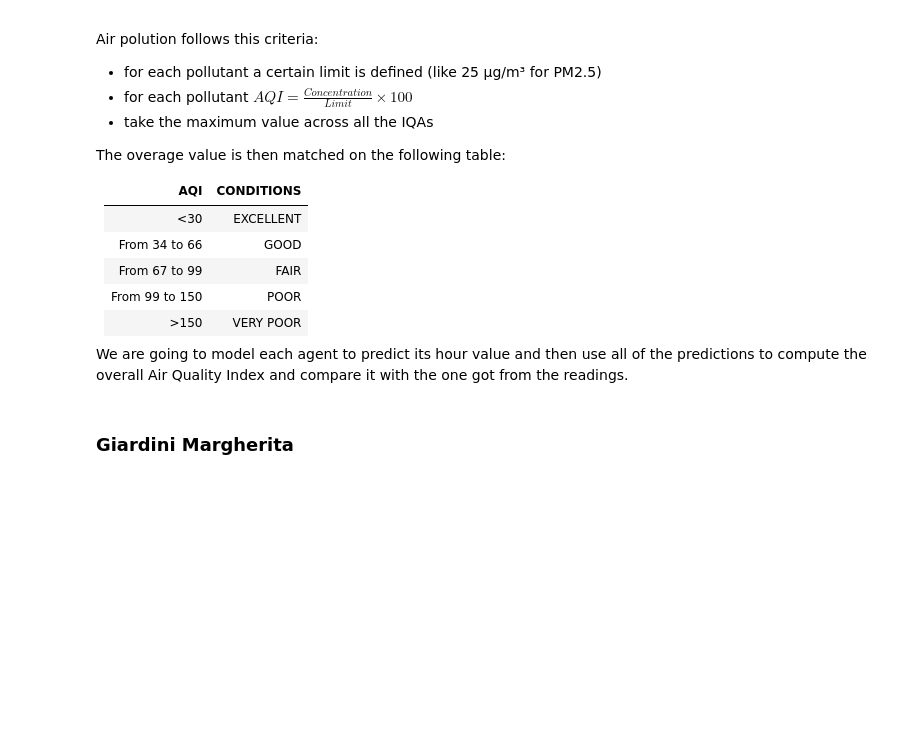
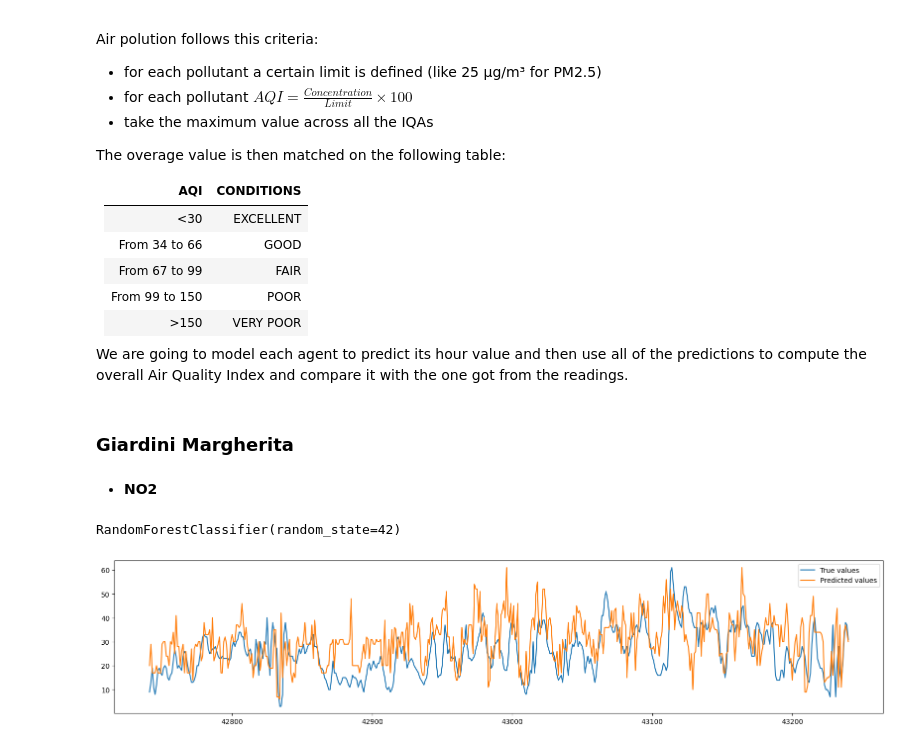
Before and after one commit to davidesonno/AII-project, a Jupyter notebook: 5-station-pollution-estimation.ipynb, the cells around one changed output. Saved outputs shown, nothing was run; the diff lists cells and outputs as text; code cells hidden in the pictures; blank space fills up the shorter version.

```diff
--- a/5-station-pollution-estimation.ipynb
+++ b/5-station-pollution-estimation.ipynb
@@ -63,2 +67,24 @@ pollutant_limits = {
 # %% [markdown]
 ### Giardini Margherita
+# %% [markdown]
+- **NO2**
+# %%
+no2_x_train, no2_y_train, no2_x_test, no2_y_test = create_train_test(giardini_margherita_data['NO2'], train_split_date, y='Agent_value')
+# %%
+no2_clf = RandomForestClassifier(random_state=42)
+
+no2_clf.fit(no2_x_train,no2_y_train['Agent_value'])
+# %% [output]
+RandomForestClassifier(random_state=42)
+# %%
+no2_y_pred = no2_clf.predict(no2_x_test)
+# %%
+no2_y_pred_df = pd.DataFrame(no2_y_pred, index=no2_y_test.index) # serve perchè le predizioni partono da zero, ma y_test ha ancora gli indici giusti
+# %%
+plt.figure(figsize=(20,4))
+plt.plot(no2_y_test.iloc[:500], label='True values')
+plt.plot(no2_y_pred_df.iloc[:500], label='Predicted values')
+plt.legend()
+plt.show()
+# %% [output]
+[figure, added]
```
Also changed, not shown: parts of 2 cells of this notebook, 4 other files.
